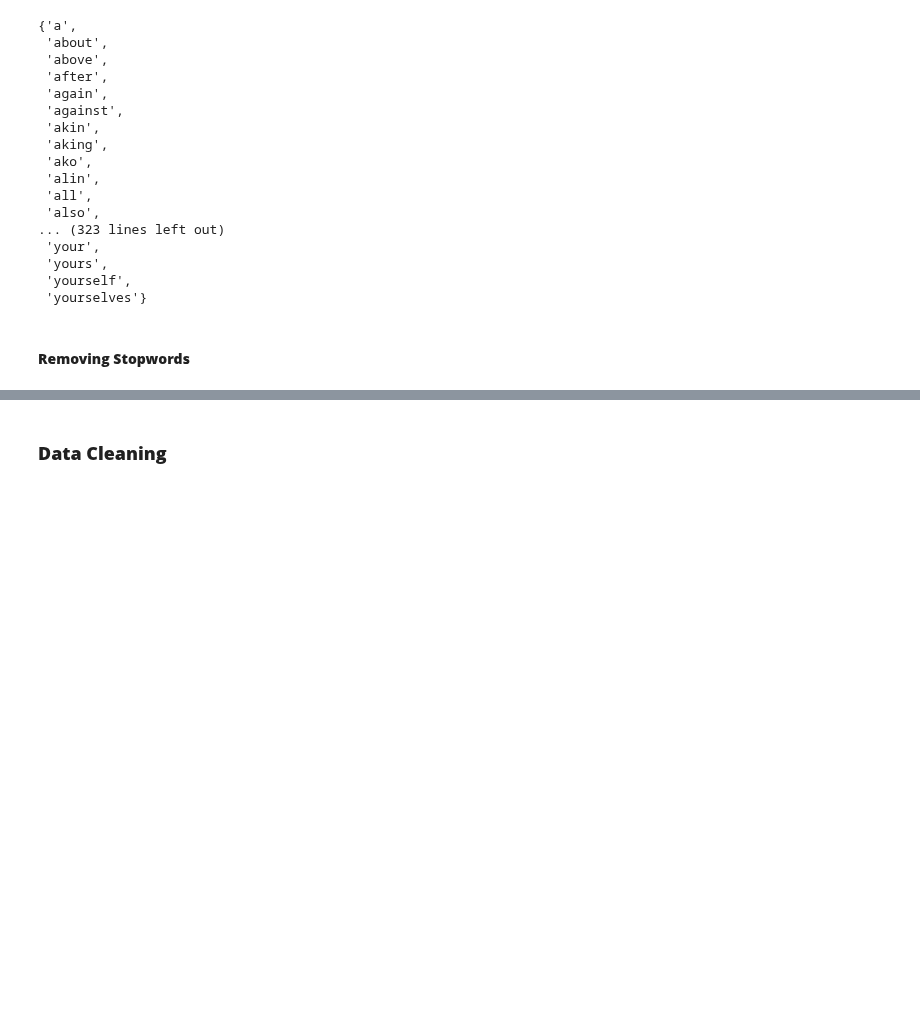
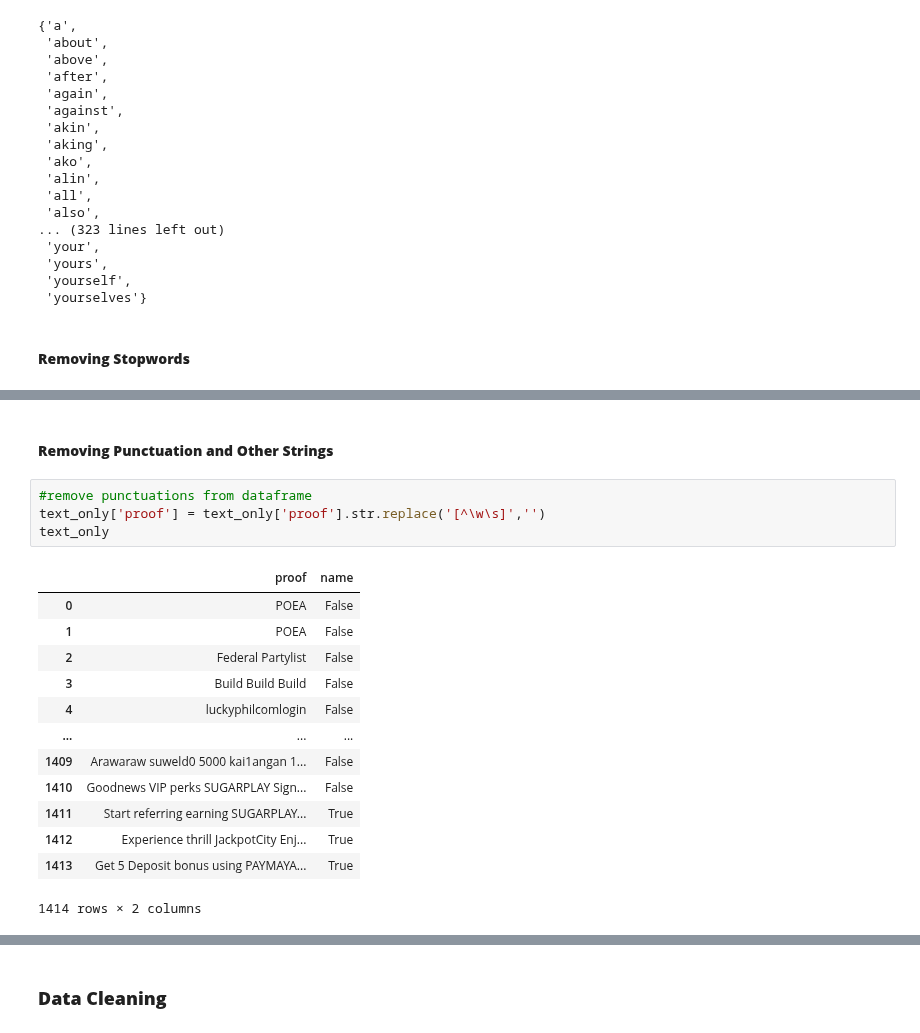
Before and after one commit to AGR-Yes/ScamMessagesPhilippines, a Jupyter notebook: PhilippineSpamSMS_Phase_2.ipynb, the cells around one changed output, grey strips where cells are left out. Saved outputs shown, nothing was run; the diff lists cells and outputs as text; blank space fills up the shorter version.

```diff
--- a/PhilippineSpamSMS_Phase_2.ipynb
+++ b/PhilippineSpamSMS_Phase_2.ipynb
@@ -331,0 +278,20 @@ top.head(50)
+# %% [markdown]
+#### **Removing Punctuation and Other Strings**
+# %%
+#remove punctuations from dataframe
+text_only['proof'] = text_only['proof'].str.replace('[^\w\s]','')
+text_only
+# %% [output]
+|  | proof | name |
+| 0 | POEA | False |
+| 1 | POEA | False |
+| 2 | Federal Partylist | False |
+| 3 | Build Build Build | False |
+| 4 | luckyphilcomlogin | False |
+| ... | ... | ... |
+| 1409 | Arawaraw suweld0 5000 kai1angan 1... | False |
+| 1410 | Goodnews VIP perks SUGARPLAY Sign... | False |
+| 1411 | Start referring earning SUGARPLAY... | True |
+| 1412 | Experience thrill JackpotCity Enj... | True |
+| 1413 | Get 5 Deposit bonus using PAYMAYA... | True |
+1414 rows × 2 columns
```
Also changed, not shown: parts of 12 cells of this notebook.
